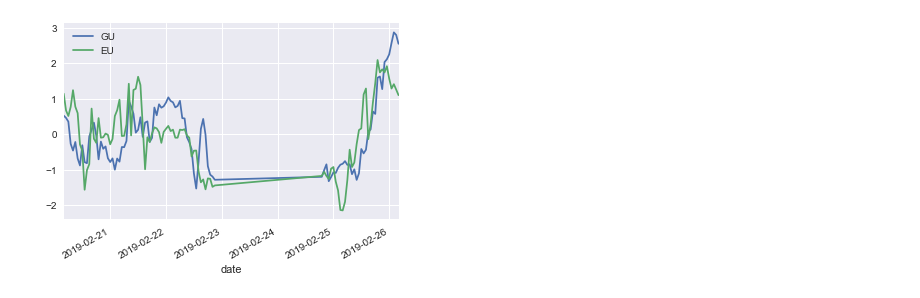
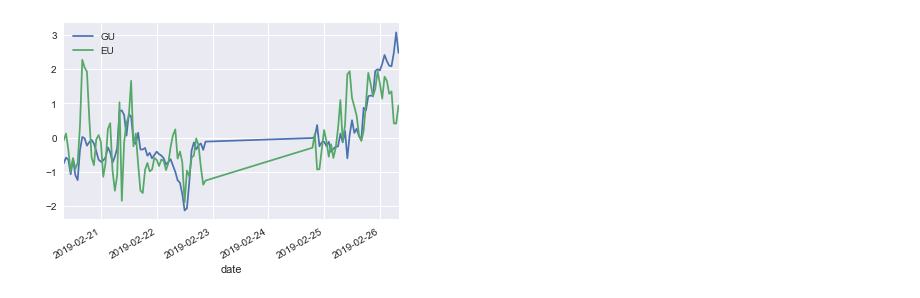
Before and after one commit to ballmdr/blockchain-python, a Jupyter notebook: FXCM/Mean Reversion.ipynb, the cells around one changed output. Saved outputs shown, nothing was run; the diff lists cells and outputs as text; code cells hidden in the pictures.

```diff
--- a/FXCM/Mean Reversion.ipynb
+++ b/FXCM/Mean Reversion.ipynb
@@ -37,7 +37,7 @@ plt.legend()
 # %%
-df['GBP/CAD']['Close_z'].plot(label='GU')
-df['EUR/CHF']['Close_z'].plot(label='EU')
+df['GBP/CHF']['Close_z'].plot(label='GU')
+df['EUR/USD']['Close_z'].plot(label='EU')
 plt.legend()
 plt.show()
 # %% [output]
-[figure, old version]
+[figure, new version]
```
Also changed, not shown: parts of 1 cell of this notebook, 3 other files.
